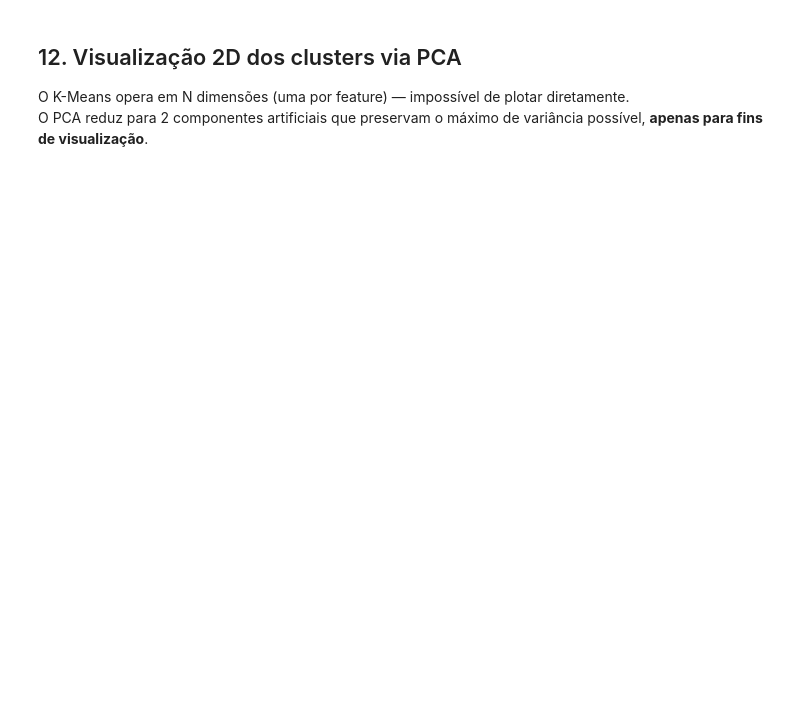
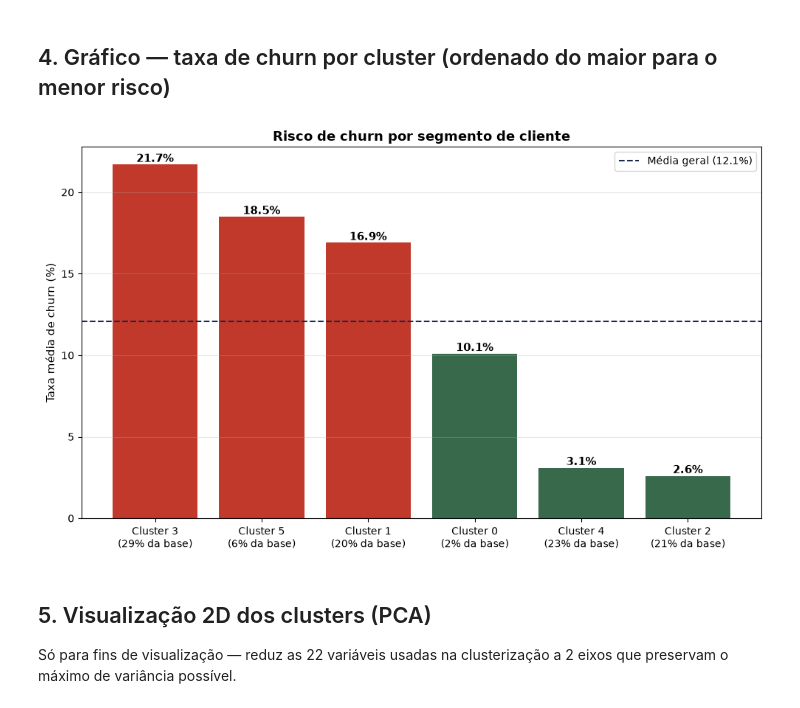
Before and after one commit to cauedpinheiro/equipe5_PRT, a Jupyter notebook: notebooks/clusterização/clusterizacao_clientes.ipynb, the cells around one changed output. Cells and saved outputs as stored; diff of their text form; code cells hidden in the pictures; blank space fills up the shorter version.

```diff
--- a/notebooks/clusterização/clusterizacao_clientes.ipynb
+++ b/notebooks/clusterização/clusterizacao_clientes.ipynb
@@ -343,0 +64,15 @@ cluster
+# %%
+NUMERICAS_PERFIL = [
+    "tempo_cliente_dias", "num_apolices_ativas", "num_produtos_contratados",
+    "indice_relacionamento", "satisfacao_nps", "renda_anual", "valor_imovel",
+    "idade", "score_engajamento_digital", "num_reclamacoes_12m", "num_acessos_app_mes",
+]
+
+perfil = df.groupby("cluster")[NUMERICAS_PERFIL].mean().round(1)
+perfil["n_clientes"] = df.groupby("cluster").size()
+perfil["pct_da_base"] = (perfil["n_clientes"] / len(df) * 100).round(1)
+perfil["taxa_media_churn_pct"] = (df.groupby("cluster")["churned"].mean() * 100).round(1)
+perfil["cobertura_predominante"] = df.groupby("cluster")["tipo_cobertura"].agg(lambda x: x.mode().iat[0])
+
+perfil = perfil.sort_values("taxa_media_churn_pct", ascending=False)
+perfil
@@ -344,6 +88,29 @@ cluster
+# %% [markdown]
+## 4. Gráfico — taxa de churn por cluster (ordenado do maior para o menor risco)
+# %%
+fig, ax = plt.subplots(figsize=(10, 6))
+cores = [PRT_GREEN if v < perfil["taxa_media_churn_pct"].mean() else "#c0392b" for v in perfil["taxa_media_churn_pct"]]
+barras = ax.bar(
+    [f"Cluster {c}\n({perfil.loc[c, 'pct_da_base']:.0f}% da base)" for c in perfil.index],
+    perfil["taxa_media_churn_pct"], color=cores,
+)
+ax.axhline(y=df["churned"].mean() * 100, color=PRT_NAVY, linestyle="--",
+           label=f"Média geral ({df['churned'].mean()*100:.1f}%)")
+for barra in barras:
+    altura = barra.get_height()
+    ax.annotate(f"{altura:.1f}%", (barra.get_x() + barra.get_width() / 2, altura),
+                ha="center", va="bottom", fontsize=11, fontweight="bold")
+ax.set_ylabel("Taxa média de churn (%)", fontsize=11)
+ax.set_title("Risco de churn por segmento de cliente", fontsize=13, fontweight="bold")
+ax.legend()
+ax.grid(True, alpha=0.3, axis="y")
+plt.tight_layout()
+plt.show()
+# %% [output]
+[figure, added]
 # %% [markdown]
-## 12. Visualização 2D dos clusters via PCA
+## 5. Visualização 2D dos clusters (PCA)
 
-O K-Means opera em N dimensões (uma por feature) — impossível de plotar diretamente.
-O PCA reduz para 2 componentes artificiais que preservam o máximo de variância possível, **apenas para fins de visualização**.
+Só para fins de visualização — reduz as 22 variáveis usadas na clusterização a 2 eixos que
+preservam o máximo de variância possível.
 # %%
```
Also changed, not shown: parts of 32 cells of this notebook, 2 other files.
